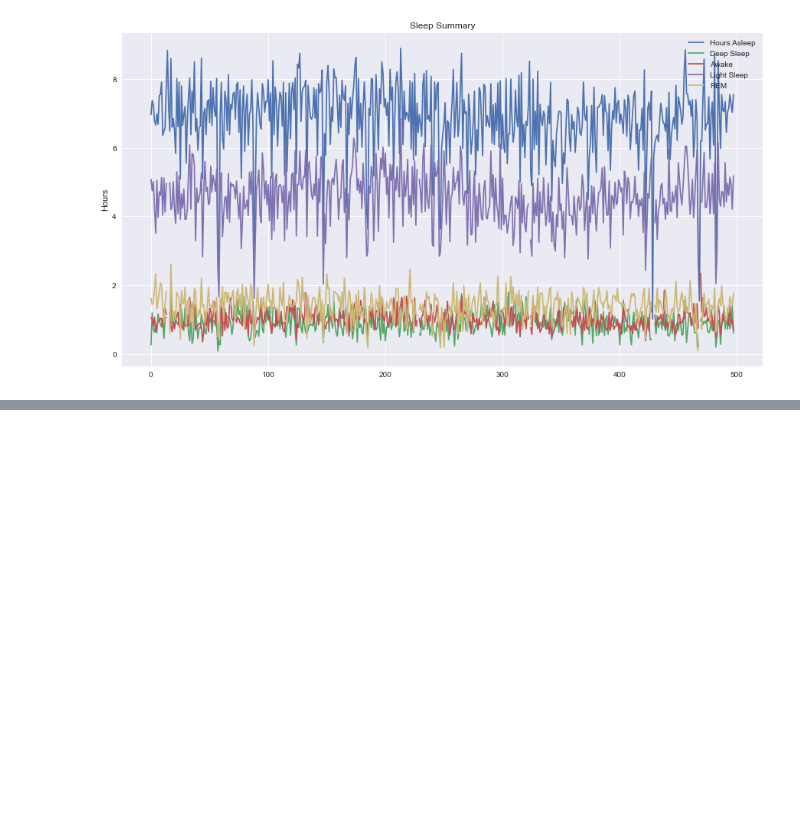
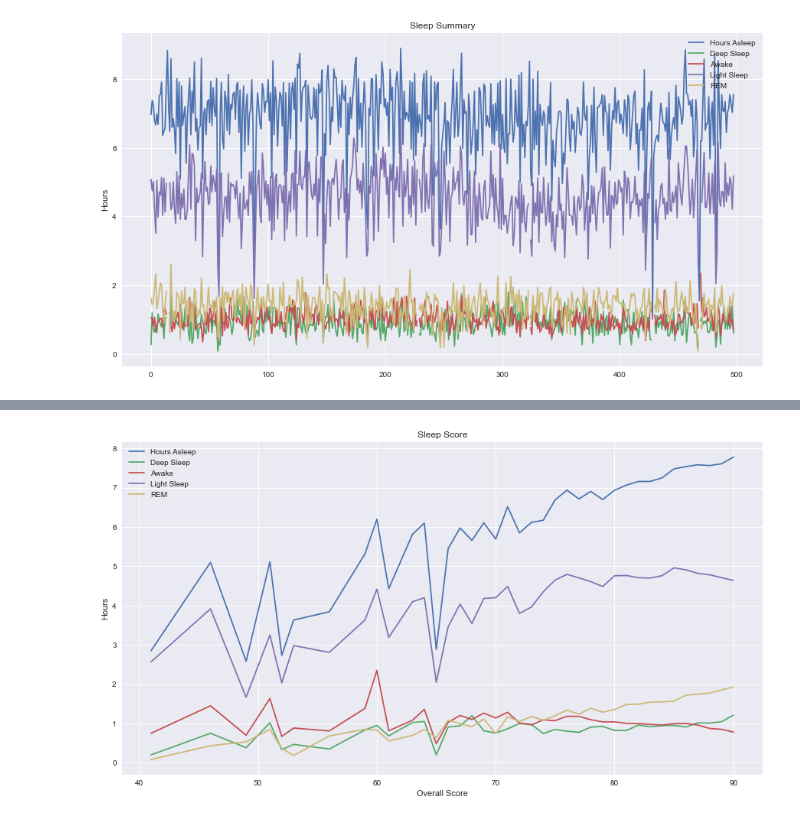
Before and after one commit to bratrudb/Fitbit_data_analysis, a Jupyter notebook: fitbit_analysis-sleep.ipynb, the cells around one changed output, grey strips where cells are left out. Saved outputs shown, nothing was run; the diff lists cells and outputs as text; code cells hidden in the pictures; blank space fills up the shorter version.

Commit message:
Sleep Score Analysis

```diff
--- a/fitbit_analysis-sleep.ipynb
+++ b/fitbit_analysis-sleep.ipynb
@@ -188,0 +178,11 @@ plt.show()
+# %%
+# Sleep score plot
+plt.style.use('seaborn')
+
+sleep_times = sleep_analysis_df.plot(figsize=(15,8))
+sleep_times.set_title("Sleep Score")
+sleep_times.set_xlabel("Overall Score")
+sleep_times.set_ylabel("Hours")
+plt.show()
+# %% [output]
+[figure, added]
```
Also changed, not shown: parts of 5 cells of this notebook.
